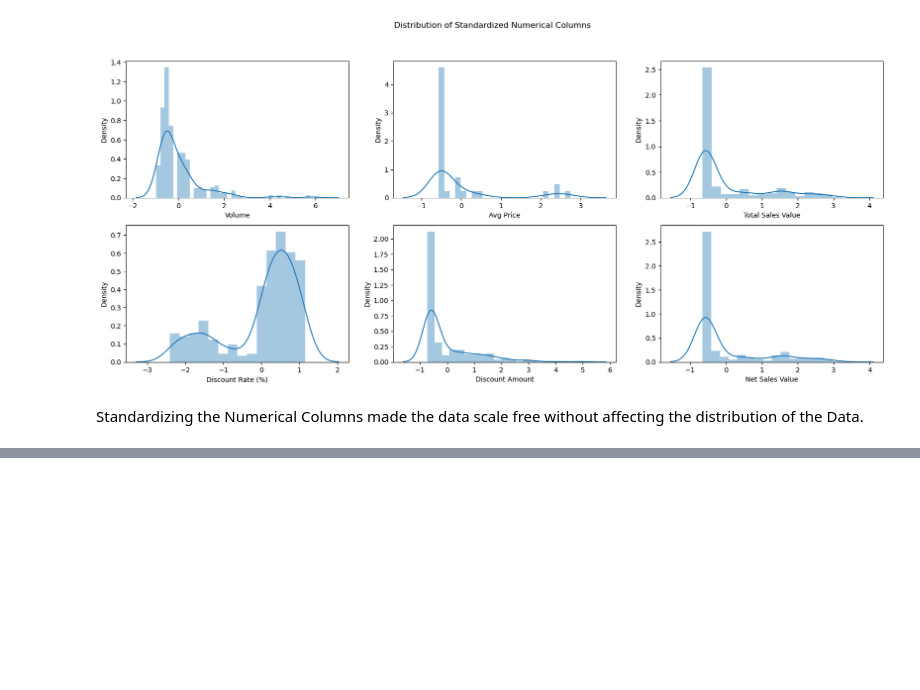
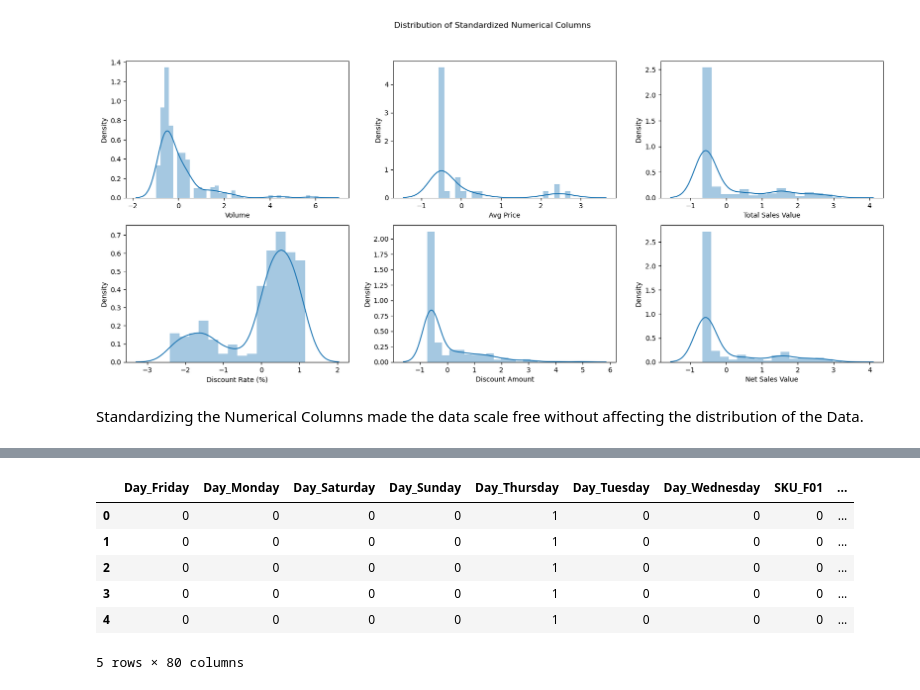
Before and after one commit to Priyanshu501/Assignments, a Jupyter notebook: Basic stats - 1/Basic_Stats-1.ipynb, the cells around one changed output, grey strips where cells are left out. Cells and saved outputs as stored; diff of their text form; code cells hidden in the pictures; blank space fills up the shorter version.

```diff
--- a/Basic stats - 1/Basic_Stats-1.ipynb
+++ b/Basic stats - 1/Basic_Stats-1.ipynb
@@ -5,6 +5,7 @@ warnings.filterwarnings('ignore')
 ## Descriptive Analysis
 # %%
 import pandas as pd
+pd.set_option('display.max_rows', 100)
 # %%
 df = pd.read_csv('./sales_data_with_discounts.csv')
 df.head()
@@ -498,0 +504,11 @@ Standardizing the Numerical Columns made the data scale free without affecting t
+# %%
+transformed_df = pd.get_dummies(catcol.iloc[:,1:], dtype="int64")
+transformed_df.head()
+# %% [output]
+|  | Day_Friday | Day_Monday | Day_Saturday | Day_Sunday | Day_Thursday | Day_Tuesday | Day_Wednesday | SKU_F01 | ... |
+| 0 | 0 | 0 | 0 | 0 | 1 | 0 | 0 | 0 | ... |
+| 1 | 0 | 0 | 0 | 0 | 1 | 0 | 0 | 0 | ... |
+| 2 | 0 | 0 | 0 | 0 | 1 | 0 | 0 | 0 | ... |
+| 3 | 0 | 0 | 0 | 0 | 1 | 0 | 0 | 0 | ... |
+| 4 | 0 | 0 | 0 | 0 | 1 | 0 | 0 | 0 | ... |
+5 rows × 80 columns
```
Also changed, not shown: parts of 1 cell of this notebook.
